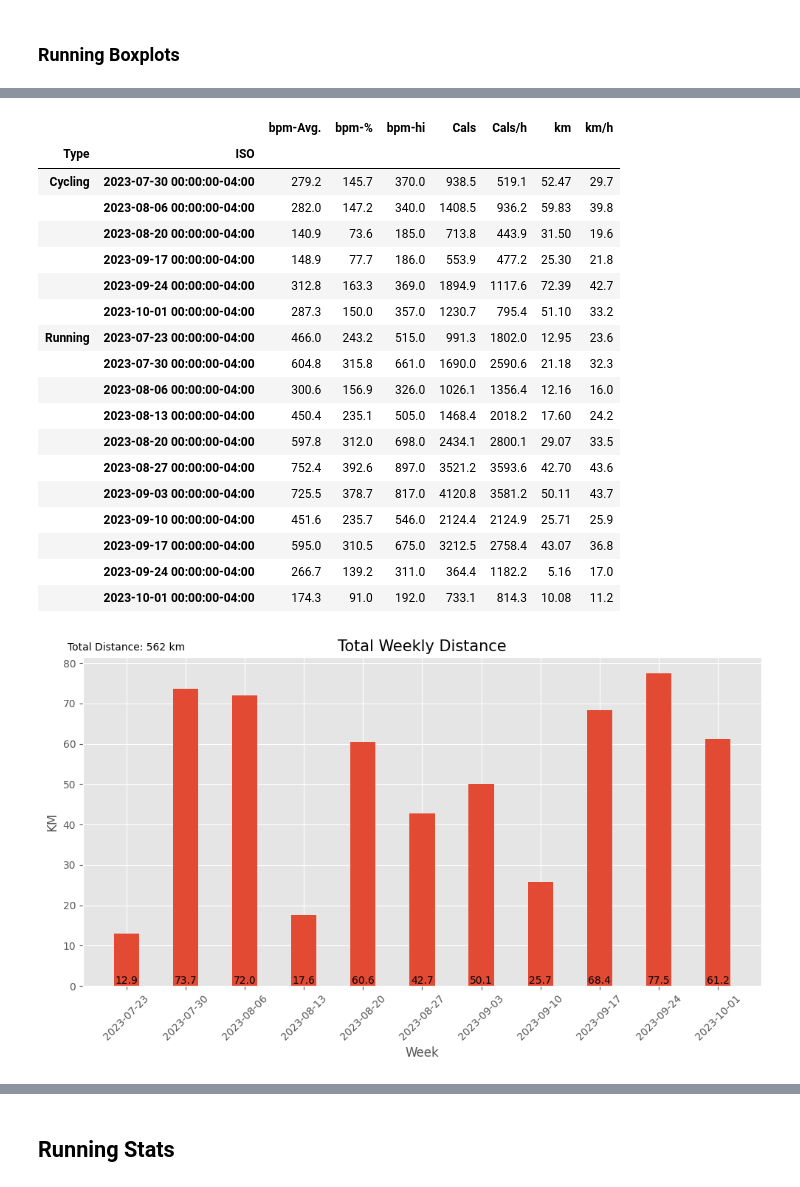
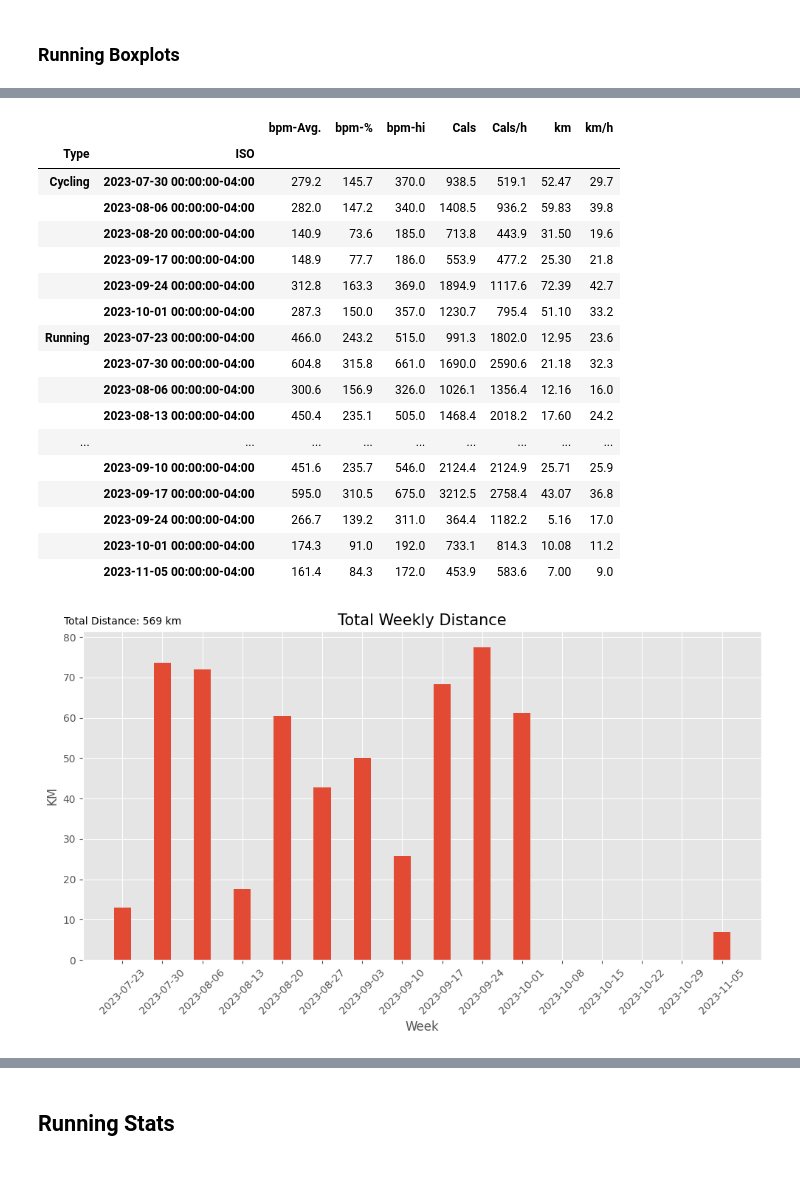
Before and after one commit to palmerac/Elevate, a Jupyter notebook: runStats.ipynb, the cells around one changed output, grey strips where cells are left out. Drawn from its saved outputs; the diff is of its cells as text; code cells hidden in the pictures.

```diff
--- a/runStats.ipynb
+++ b/runStats.ipynb
@@ -61,7 +61,7 @@ def rnd(val, deci):
 # %% [markdown]
 Only counting activities post Europe, export HeartWatch Workouts from Jul 17 - Today and add the csv to the wd
 # %%
-df = pd.read_csv('HeartWatch-Workouts-20230717-to-20230930.csv')
+df = pd.read_csv('HeartWatch-Workouts-20230717-to-20231106.csv')
 # %%
 df = df.drop(['Date', 'from', 'to', 'rpe', 'Load', 'bpm-lo', 'bpm-90%+-%', '90%+-mins',
               'bpm-80-90%-%', '80-90%-mins','bpm-70-80%-%', '70-80%-mins','bpm-60-70%-%',
@@ -340,39 +356,38 @@ wklyRBSUM.head(20)
 |  | 2023-07-30 00:00:00-04:00 | 604.8 | 315.8 | 661.0 | 1690.0 | 2590.6 | 21.18 | 32.3 |
 |  | 2023-08-06 00:00:00-04:00 | 300.6 | 156.9 | 326.0 | 1026.1 | 1356.4 | 12.16 | 16.0 |
 |  | 2023-08-13 00:00:00-04:00 | 450.4 | 235.1 | 505.0 | 1468.4 | 2018.2 | 17.60 | 24.2 |
-|  | 2023-08-20 00:00:00-04:00 | 597.8 | 312.0 | 698.0 | 2434.1 | 2800.1 | 29.07 | 33.5 |
-|  | 2023-08-27 00:00:00-04:00 | 752.4 | 392.6 | 897.0 | 3521.2 | 3593.6 | 42.70 | 43.6 |
-|  | 2023-09-03 00:00:00-04:00 | 725.5 | 378.7 | 817.0 | 4120.8 | 3581.2 | 50.11 | 43.7 |
+| ... | ... | ... | ... | ... | ... | ... | ... | ... |
 |  | 2023-09-10 00:00:00-04:00 | 451.6 | 235.7 | 546.0 | 2124.4 | 2124.9 | 25.71 | 25.9 |
 |  | 2023-09-17 00:00:00-04:00 | 595.0 | 310.5 | 675.0 | 3212.5 | 2758.4 | 43.07 | 36.8 |
 |  | 2023-09-24 00:00:00-04:00 | 266.7 | 139.2 | 311.0 | 364.4 | 1182.2 | 5.16 | 17.0 |
 |  | 2023-10-01 00:00:00-04:00 | 174.3 | 91.0 | 192.0 | 733.1 | 814.3 | 10.08 | 11.2 |
+|  | 2023-11-05 00:00:00-04:00 | 161.4 | 84.3 | 172.0 | 453.9 | 583.6 | 7.00 | 9.0 |
 # %%
 plt.figure(figsize=(10,6))
 
 dfRB = df[(df['Type'] == 'Running') | (df['Type'] == 'Cycling')]
 
 wklyRBSum = pd.DataFrame(dfRB.groupby(pd.Grouper(freq='W-SUN'))['km'].sum())
 
 # Toal Distance Text
 total_distance = sum(wklyRBSum, 'km')
 plt.text(wklyRBSum.index[0], wklyRBSum['km'].max() + 5, f'Total Distance: {total_distance:.0f} km',
         ha='center', va='bottom', fontsize=10, color='black', transform=plt.gca().transData)
 
 plt.bar(wklyRBSum.index, wklyRBSum['km'], width=3)
-for idx, value in enumerate(wklyRBSum['km']):
-        plt.text(wklyRBSum.index[idx], 0, f'{value:.1f}', ha='center', va='bottom',
-        fontsize=10, color='black')
+# for idx, value in enumerate(wklyRBSum['km']):
+#         plt.text(wklyRBSum.index[idx], 0, f'{value:.1f}', ha='center', va='bottom',
+#         fontsize=10, color='black')
 
 plt.xlabel('Week')
 plt.ylabel('KM')
 plt.title('Total Weekly Distance', fontsize=15)
 plt.xticks(wklyRBSum.index, wklyRBSum.index.strftime('%Y-%m-%d'), rotation=45)
 plt.tight_layout()
 # plt.savefig('Graphs/Total Weekly.png', dpi=600)
 plt.show()
 # %% [output]
-[figure, old version]
+[figure, new version]
 # %%
 import matplotlib.pyplot as plt
 
```
Also changed, not shown: parts of 13 cells of this notebook, 11 other files.
